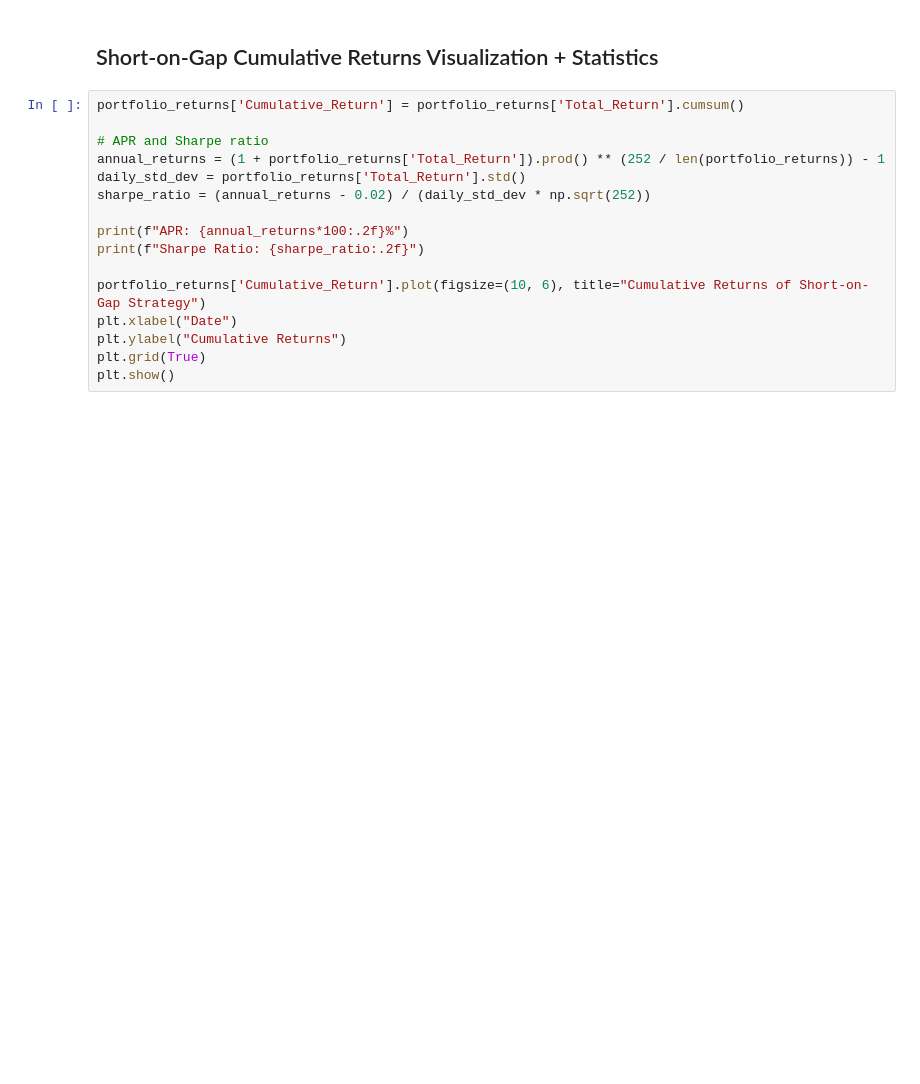
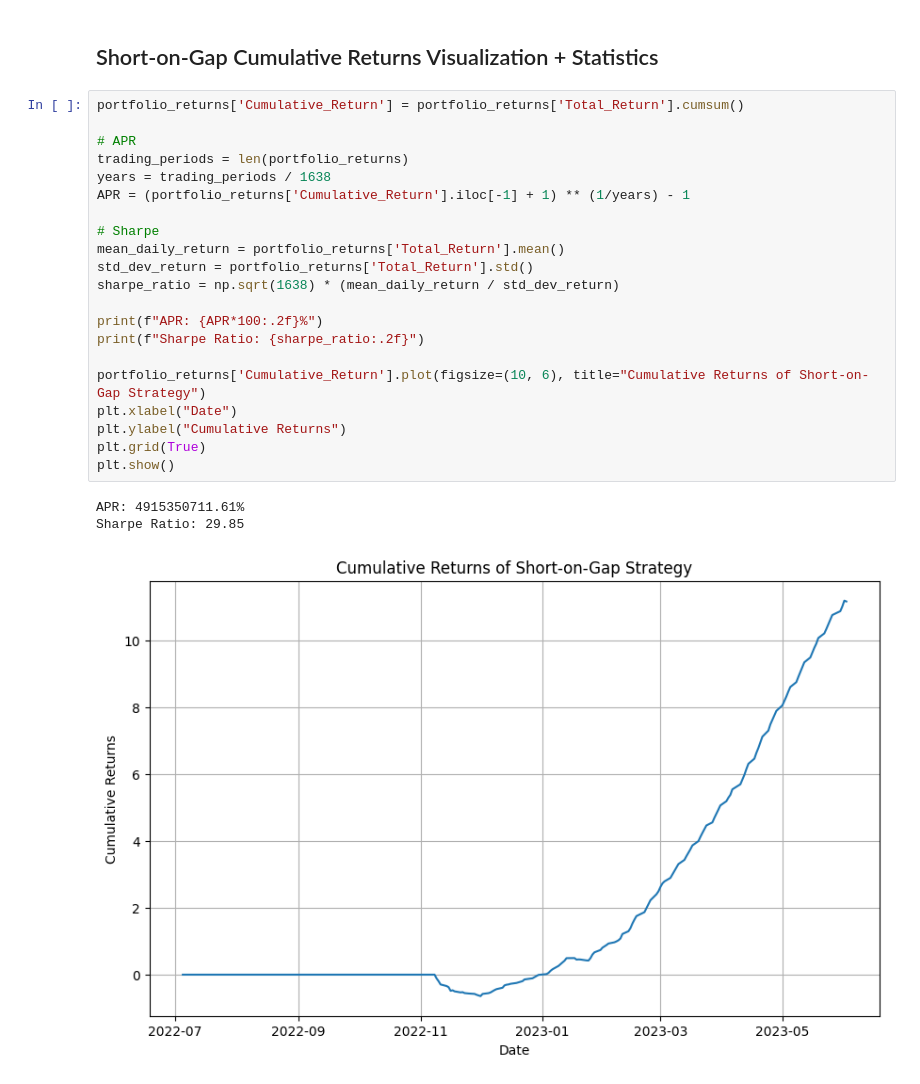
Before and after one commit to arjunmahesh1/Algo-Trading-Strategies-Practice, a Jupyter notebook: buy-short-on-gap.ipynb, the cells around one changed output. Cells and saved outputs as stored; diff of their text form; blank space fills up the shorter version.

```diff
--- a/buy-short-on-gap.ipynb
+++ b/buy-short-on-gap.ipynb
@@ -116,16 +96,25 @@ portfolio_returns['Total_Return'] = portfolio_returns.sum(axis=1)
 # %%
 portfolio_returns['Cumulative_Return'] = portfolio_returns['Total_Return'].cumsum()
 
-# APR and Sharpe ratio
-annual_returns = (1 + portfolio_returns['Total_Return']).prod() ** (252 / len(portfolio_returns)) - 1
-daily_std_dev = portfolio_returns['Total_Return'].std()
-sharpe_ratio = (annual_returns - 0.02) / (daily_std_dev * np.sqrt(252))
+# APR
+trading_periods = len(portfolio_returns)
+years = trading_periods / 1638
+APR = (portfolio_returns['Cumulative_Return'].iloc[-1] + 1) ** (1/years) - 1
 
-print(f"APR: {annual_returns*100:.2f}%")
+# Sharpe
+mean_daily_return = portfolio_returns['Total_Return'].mean()
+std_dev_return = portfolio_returns['Total_Return'].std()
+sharpe_ratio = np.sqrt(1638) * (mean_daily_return / std_dev_return)
+
+print(f"APR: {APR*100:.2f}%")
 print(f"Sharpe Ratio: {sharpe_ratio:.2f}")
 
 portfolio_returns['Cumulative_Return'].plot(figsize=(10, 6), title="Cumulative Returns of Short-on-Gap Strategy")
 plt.xlabel("Date")
 plt.ylabel("Cumulative Returns")
 plt.grid(True)
 plt.show()
+# %% [output]
+APR: 4915350711.61%
+Sharpe Ratio: 29.85
+[figure, added]
```
Also changed, not shown: parts of 2 cells of this notebook, 12 other files.
